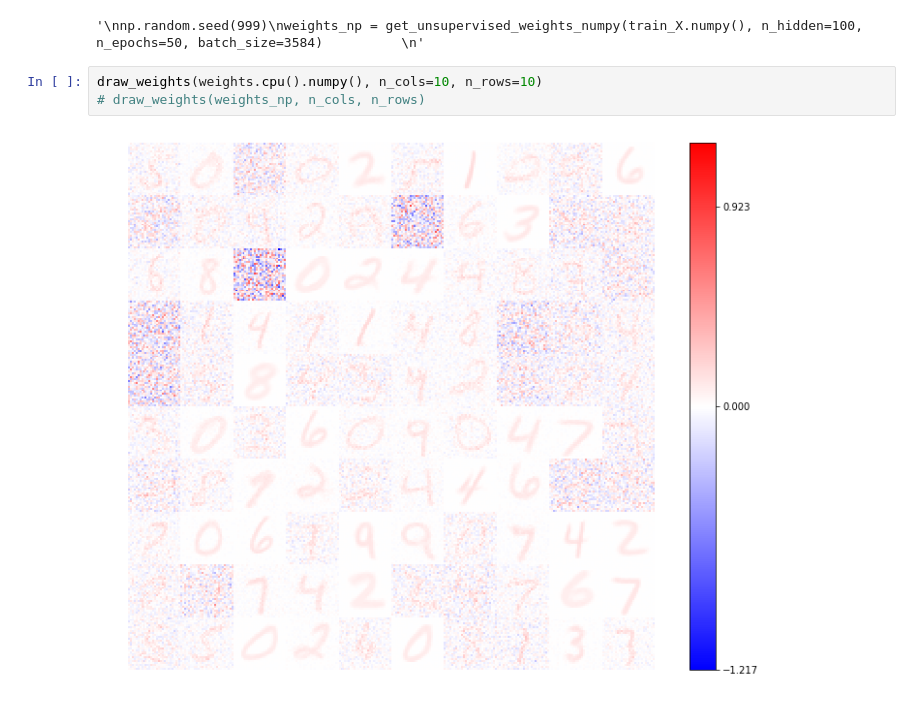
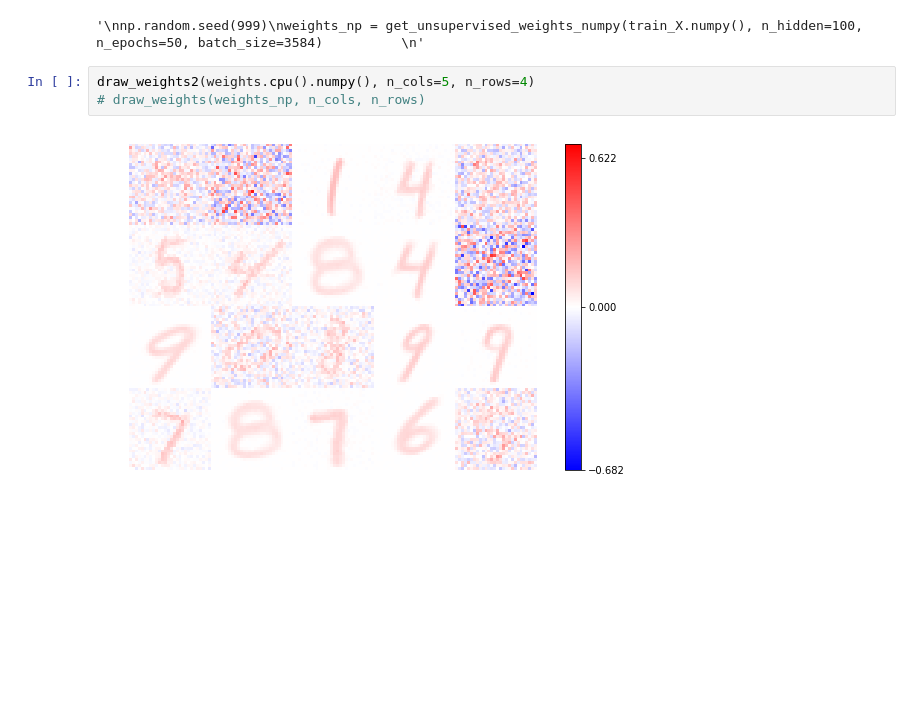
Before and after one commit to gatapia/unsupervised_bio_classifier, a Jupyter notebook: src/bio_learn.ipynb, the cells around one changed output. Cells and saved outputs as stored; diff of their text form; blank space fills up the shorter version.

```diff
--- a/src/bio_learn.ipynb
+++ b/src/bio_learn.ipynb
@@ -24,10 +24,10 @@ weights_np = get_unsupervised_weights_numpy(train_X.numpy(), n_hidden=100, n_epo
 # %% [output]
 '\nnp.random.seed(999)\nweights_np = get_unsupervised_weights_numpy(train_X.numpy(), n_hidden=100, n_epochs=50, batch_size=3584)          \n'
 # %%
-draw_weights(weights.cpu().numpy(), n_cols=10, n_rows=10)
+draw_weights2(weights.cpu().numpy(), n_cols=5, n_rows=4)
 # draw_weights(weights_np, n_cols, n_rows)
 # %% [output]
-[figure, old version]
+[figure, new version]
 # %%
 print('\nSimpleConvNet Model')
 run_test(train_X, train_y, test_X, test_y, SimpleConvNet(), 10)
```
Also changed, not shown: parts of 3 cells of this notebook, 1 other file.
